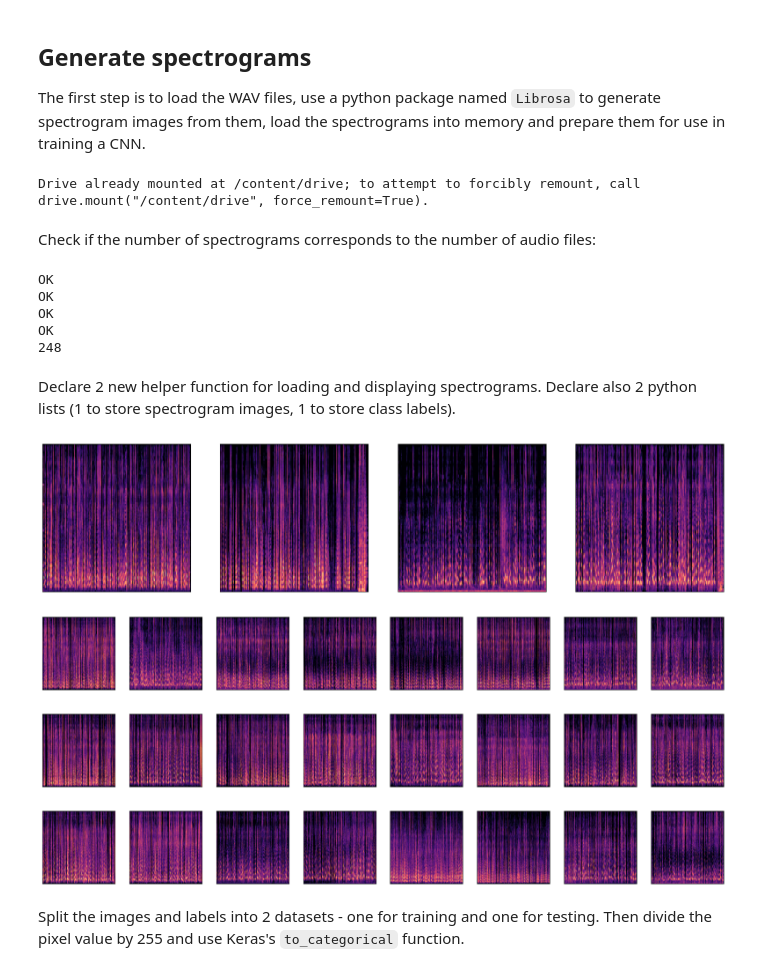
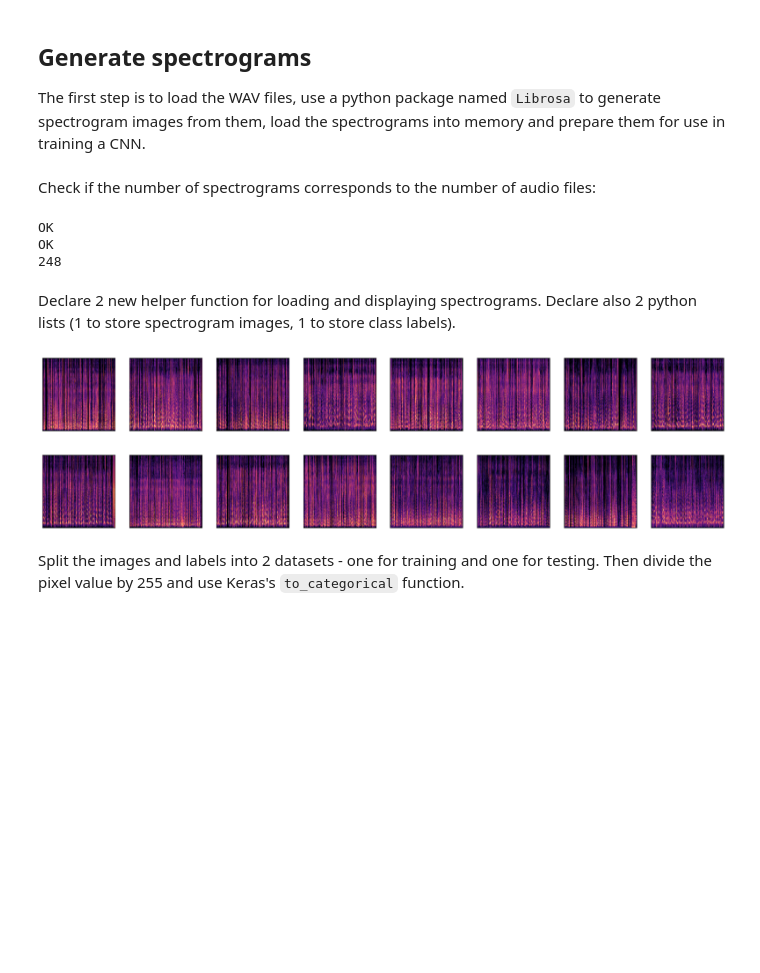
Before and after one commit to valentinefleith/audio-features-internship, a Jupyter notebook: deep_learning/CNN_Spectrograms.ipynb, the cells around one changed output. Drawn from its saved outputs; the diff is of its cells as text; code cells hidden in the pictures; blank space fills up the shorter version.

```diff
--- a/deep_learning/CNN_Spectrograms.ipynb
+++ b/deep_learning/CNN_Spectrograms.ipynb
@@ -42,26 +42,22 @@ def create_pngs_from_wavs(input_path, output_path):
       continue
     create_spectrogram(input_file, output_file)
 # %%
-for i in range(2, 6):
-  create_pngs_from_wavs(f"/content/drive/My Drive/Internship/Audio/{i}", f"/content/drive/My Drive/Internship/Spectrograms/{i}")
+create_pngs_from_wavs(f"/content/drive/My Drive/Internship/Audio/Persuasive", f"/content/drive/My Drive/Internship/Spectrograms/Persuasive")
+create_pngs_from_wavs(f"/content/drive/My Drive/Internship/Audio/NonPersuasive", f"/content/drive/My Drive/Internship/Spectrograms/NonPersuasive")
-# %% [output]
-Drive already mounted at /content/drive; to attempt to forcibly remount, call drive.mount("/content/drive", force_remount=True).
 # %% [markdown]
 Check if the number of spectrograms corresponds to the number of audio files:
 # %%
 total_len = 0
 
-for i in range(2, 6):
-  total_len += len(os.listdir(f'/content/drive/My Drive/Internship/Spectrograms/{i}'))
-  if len(os.listdir(f'/content/drive/My Drive/Internship/Spectrograms/{i}')) == len(os.listdir(f'/content/drive/My Drive/Internship/Audio/{i}')):
+for cat in ["Persuasive", "NonPersuasive"]:
+  total_len += len(os.listdir(f'/content/drive/My Drive/Internship/Spectrograms/{cat}'))
+  if len(os.listdir(f'/content/drive/My Drive/Internship/Spectrograms/{cat}')) == len(os.listdir(f'/content/drive/My Drive/Internship/Audio/{cat}')):
     print('OK')
   else:
     print('NOT OK')
 
 print(total_len)
 # %% [output]
-OK
-OK
 OK
 OK
 248
@@ -92,16 +88,14 @@ def show_images(images):
 x = []
 y = []
 # %%
-for i in range(2, 6):
-  images, labels = load_image_from_path(f'/content/drive/My Drive/Internship/Spectrograms/{i}', i)
+for cat in ['Persuasive', 'NonPersuasive']:
+  images, labels = load_image_from_path(f'/content/drive/My Drive/Internship/Spectrograms/{cat}', cat)
   show_images(images)
   x += images
   y += labels
 # %% [output]
-[figure, old version]
+[figure, new version]
-[figure, old version]
+[figure, new version]
-[figure, removed]
-[figure, removed]
 # %% [markdown]
 Split the images and labels into 2 datasets - one for training and one for testing. Then divide the pixel value by 255 and use Keras's `to_categorical` function.
 # %%
```
Also changed, not shown: parts of 10 cells of this notebook, 7 other files.
